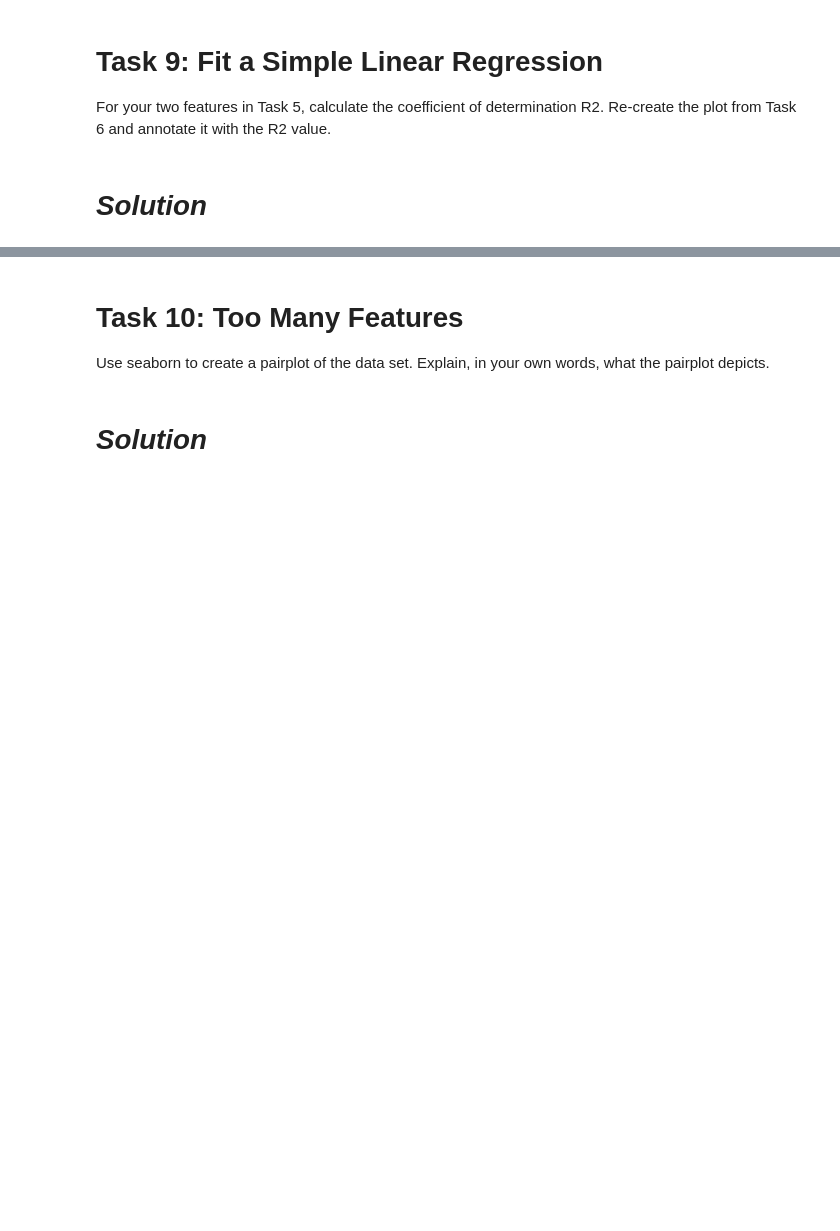
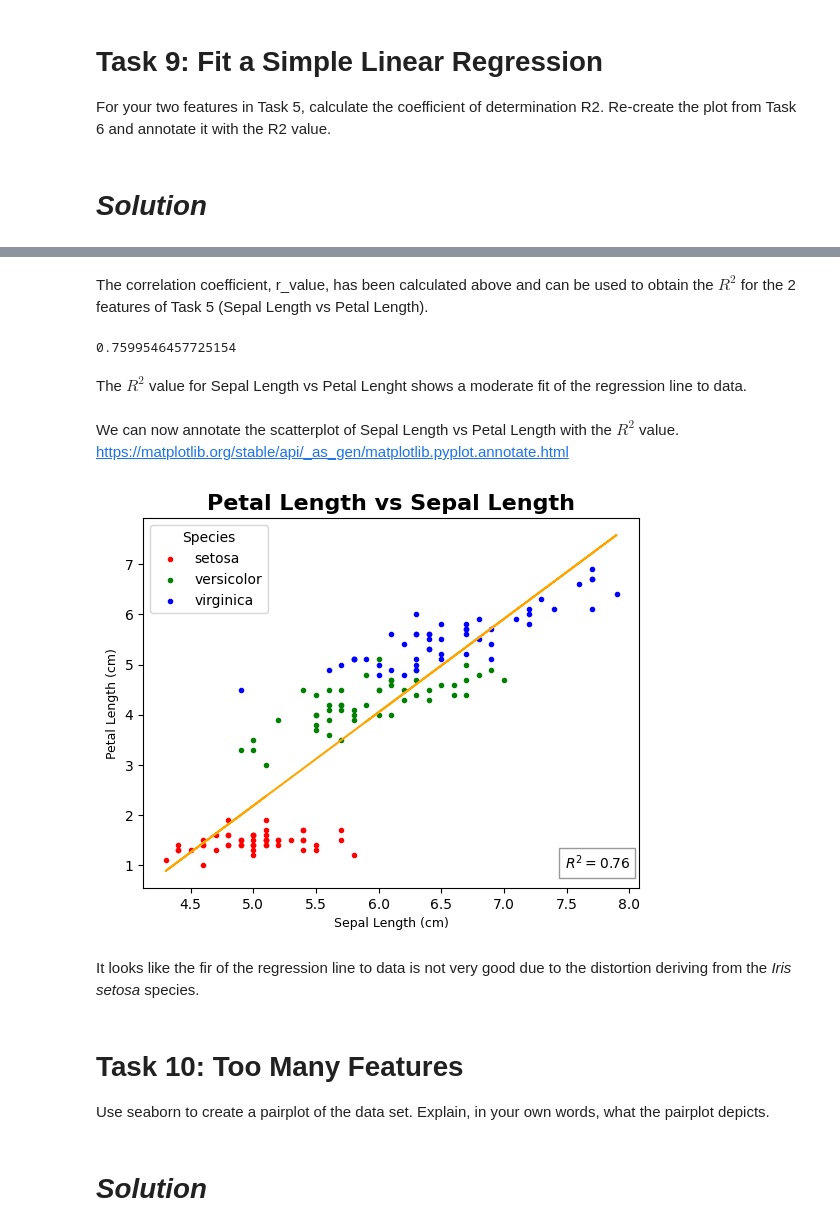
Before and after one commit to AnnaLoz28/principles_of_data_analytics, a Jupyter notebook: tasks.ipynb, the cells around one changed output, grey strips where cells are left out. Drawn from its saved outputs; the diff is of its cells as text; code cells hidden in the pictures; blank space fills up the shorter version.

Commit message:
task 9

```diff
--- a/tasks.ipynb
+++ b/tasks.ipynb
@@ -772,3 +778,31 @@ Re-create the plot from Task 6 and annotate it with the R2 value.
+# %% [markdown]
+The correlation coefficient, r_value, has been calculated above and can be used to obtain the $R^2$ for the 2 features of Task 5 (Sepal Length vs Petal Length).
+# %%
+# R2 for Sepal Length vs Petal Length
+sl_pl_r2 = sl_pl_rvalue ** 2
+print(sl_pl_r2)
+# %% [output]
+0.7599546457725154
+# %% [markdown]
+The $R^2$ value for Sepal Length vs Petal Lenght shows a moderate fit of the regression line to data.
+# %% [markdown]
+We can now annotate the scatterplot of Sepal Length vs Petal Length with the $R^2$ value.
+https://matplotlib.org/stable/api/_as_gen/matplotlib.pyplot.annotate.html
+# %%
+for i, col in paired_colors_species:
+    indices = np.where(iris.target == i)
+    plt.scatter(sl[indices], pl[indices], marker = ".", color = col, label = iris.target_names[i])
+plt.xlabel('Sepal Length (cm)', fontsize=9)
+plt.ylabel('Petal Length (cm)', fontsize=9)
+plt.title('Petal Length vs Sepal Length', fontdict= title_font)
+plt.legend(title='Species', fontsize = 10)
+plt.plot(sl, m*sl + c, color = 'orange');
+plt.annotate(f'$R^2 = {sl_pl_r2:.2f}$', xy=(0.85, 0.05), xycoords='axes fraction', fontsize=10, bbox=dict(fc="white", ec="gray", alpha=0.8))  # annotate the plot with R2 rounded to 2 decimal places, included in a box and located in the bottom right corner relative to the axes.
+plt.show()
+# %% [output]
+[figure, added]
+# %% [markdown]
+It looks like the fir of the regression line to data is not very good due to the distortion deriving from the *Iris setosa* species.
 # %% [markdown]
 # **Task 10: Too Many Features**
 
```
Also changed, not shown: parts of 3 cells of this notebook.
